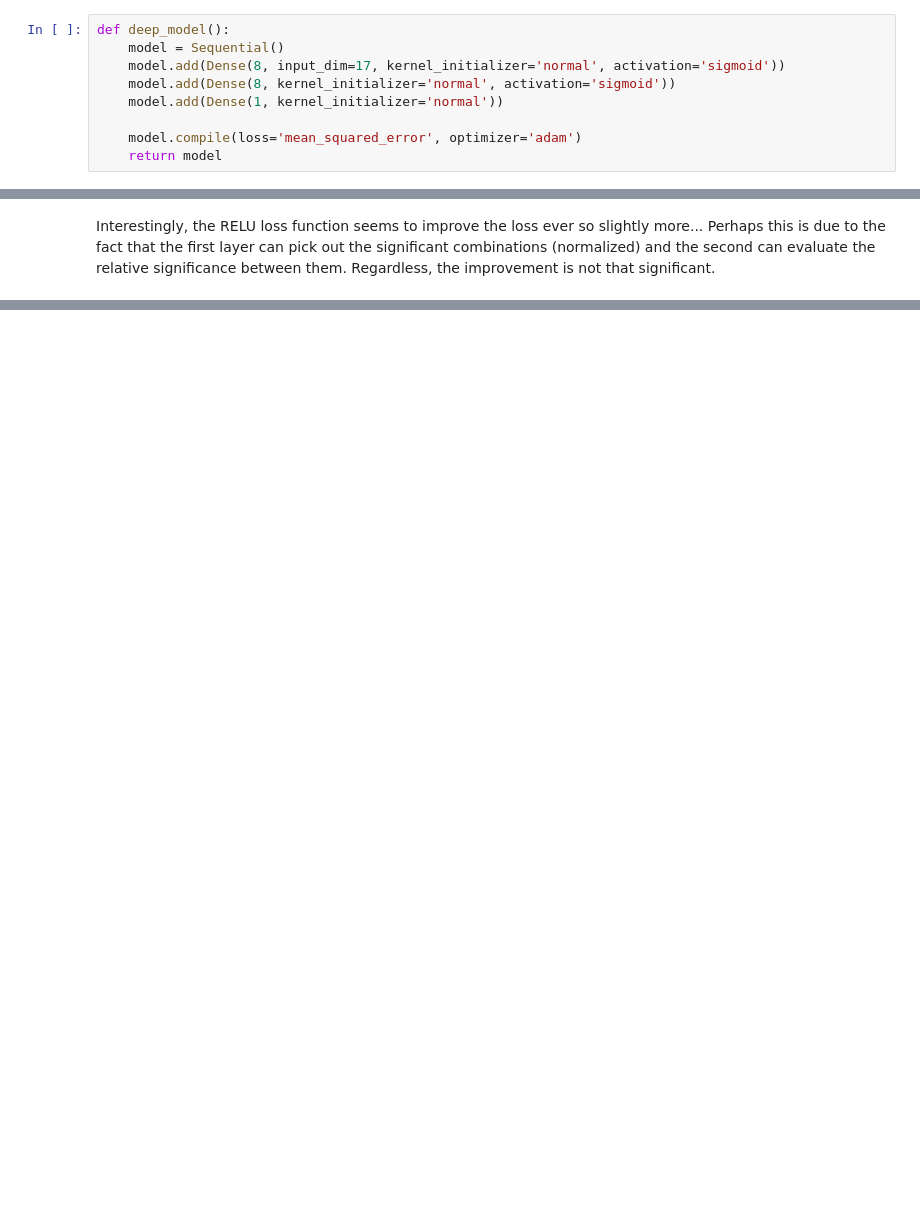
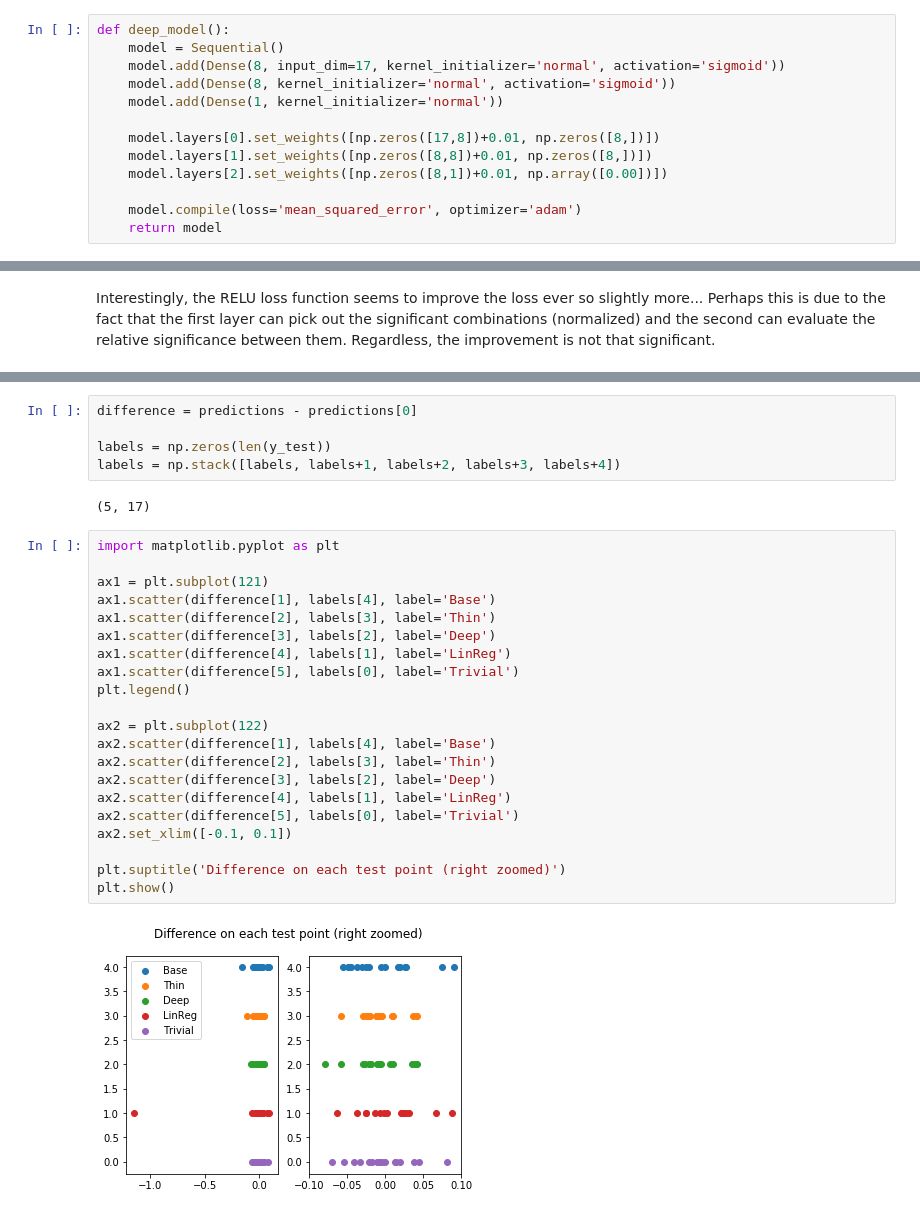
Before and after one commit to nyama8/EE-445-Final-Project, a Jupyter notebook: Part 3/FinalProject_part3.ipynb, the cells around one changed output, grey strips where cells are left out. Saved outputs shown, nothing was run; the diff lists cells and outputs as text; blank space fills up the shorter version.

```diff
--- a/Part 3/FinalProject_part3.ipynb
+++ b/Part 3/FinalProject_part3.ipynb
@@ -223,5 +220,9 @@ def deep_model():
     model.add(Dense(8, kernel_initializer='normal', activation='sigmoid'))
     model.add(Dense(1, kernel_initializer='normal'))
 
+    model.layers[0].set_weights([np.zeros([17,8])+0.01, np.zeros([8,])])
+    model.layers[1].set_weights([np.zeros([8,8])+0.01, np.zeros([8,])])
+    model.layers[2].set_weights([np.zeros([8,1])+0.01, np.array([0.00])])
+
     model.compile(loss='mean_squared_error', optimizer='adam')
     return model
@@ -307,0 +358,30 @@ Interestingly, the RELU loss function seems to improve the loss ever so slightly
+# %%
+difference = predictions - predictions[0]
+
+labels = np.zeros(len(y_test))
+labels = np.stack([labels, labels+1, labels+2, labels+3, labels+4])
+# %% [output]
+(5, 17)
+# %%
+import matplotlib.pyplot as plt
+
+ax1 = plt.subplot(121)
+ax1.scatter(difference[1], labels[4], label='Base')
+ax1.scatter(difference[2], labels[3], label='Thin')
+ax1.scatter(difference[3], labels[2], label='Deep')
+ax1.scatter(difference[4], labels[1], label='LinReg')
+ax1.scatter(difference[5], labels[0], label='Trivial')
+plt.legend()
+
+ax2 = plt.subplot(122)
+ax2.scatter(difference[1], labels[4], label='Base')
+ax2.scatter(difference[2], labels[3], label='Thin')
+ax2.scatter(difference[3], labels[2], label='Deep')
+ax2.scatter(difference[4], labels[1], label='LinReg')
+ax2.scatter(difference[5], labels[0], label='Trivial')
+ax2.set_xlim([-0.1, 0.1])
+
+plt.suptitle('Difference on each test point (right zoomed)')
+plt.show()
+# %% [output]
+[figure, added]
```
Also changed, not shown: parts of 23 cells of this notebook.
